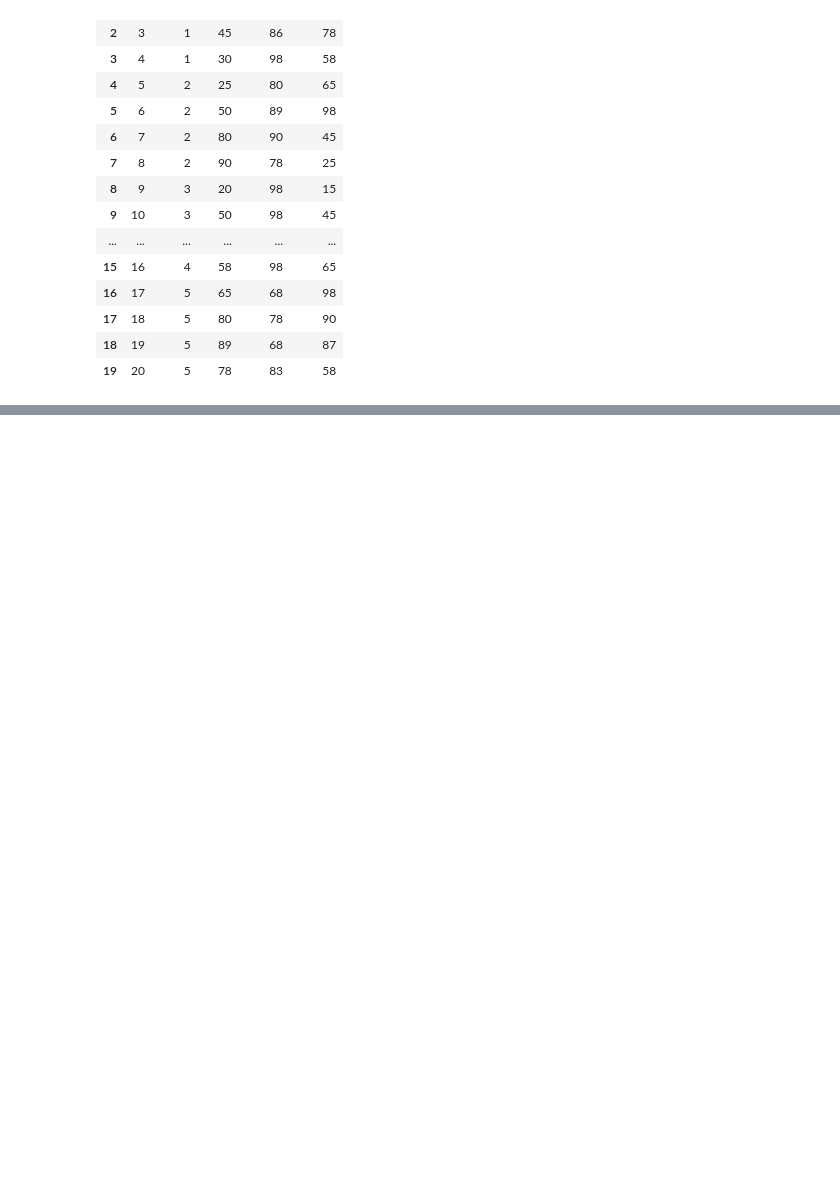
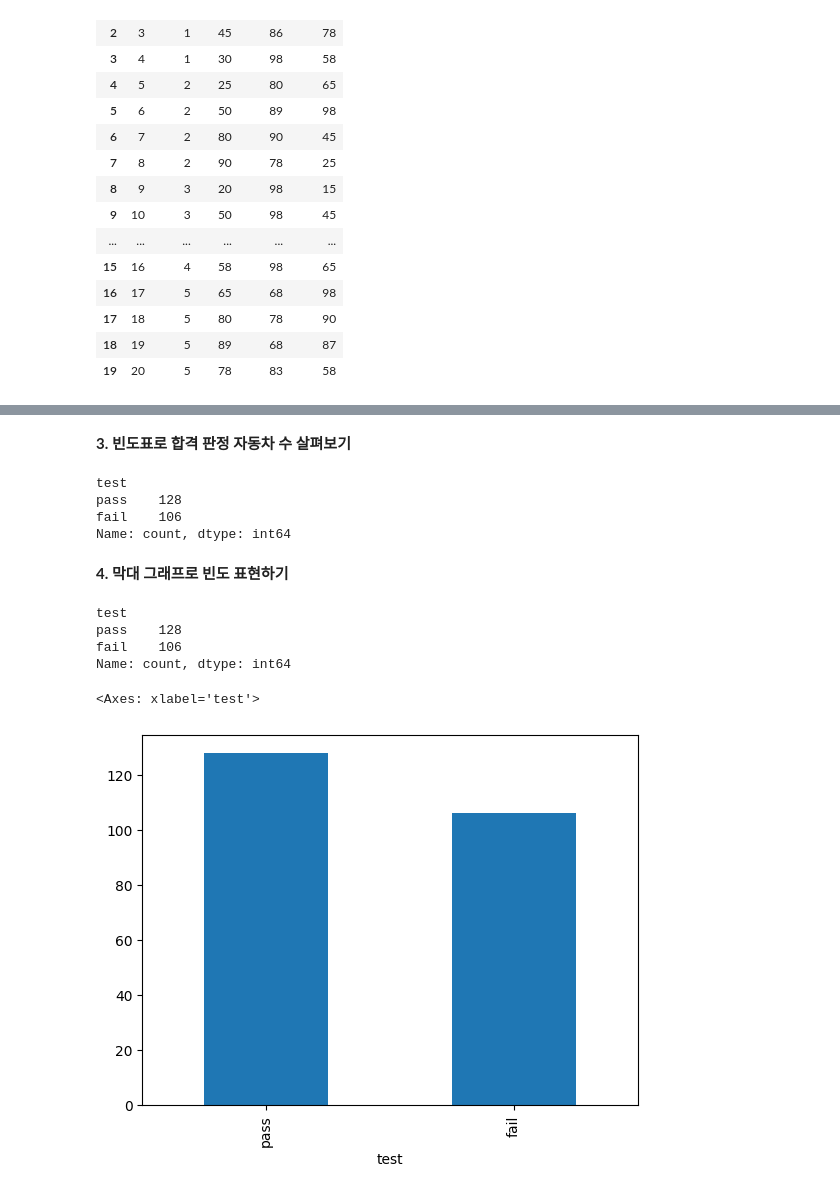
Before and after one commit to htkim1097/GreenTechCourse, a Jupyter notebook: 02_DataAnalysis/D021_250617/ex250617.ipynb, the cells around one changed output, grey strips where cells are left out. Cells and saved outputs as stored; diff of their text form; code cells hidden in the pictures; blank space fills up the shorter version.

```diff
--- a/02_DataAnalysis/D021_250617/ex250617.ipynb
+++ b/02_DataAnalysis/D021_250617/ex250617.ipynb
@@ -211,0 +535,4 @@ df_csv_exam.to_csv('my_csv.csv')
+# %%
+# 20 이상이면 pass, 그렇지 않으면 fail
+mpg['test'] = np.where(mpg['total'] >= 20, 'pass', 'fail')
+mpg.head()
@@ -211,0 +546,27 @@ df_csv_exam.to_csv('my_csv.csv')
+# %% [markdown]
+**3. 빈도표로 합격 판정 자동차 수 살펴보기**
+# %%
+# 연비 합격 빈도표 만들기
+mpg['test'].value_counts()
+# %% [output]
+test
+pass    128
+fail    106
+Name: count, dtype: int64
+# %% [markdown]
+**4. 막대 그래프로 빈도 표현하기**
+# %%
+# 연비 합격 빈도표를 변수에 할당
+count_test = mpg['test'].value_counts()
+count_test
+# %% [output]
+test
+pass    128
+fail    106
+Name: count, dtype: int64
+# %%
+# 연비 합격 빈도 막대 그래프 만들기
+count_test.plot.bar()
+# %% [output]
+<Axes: xlabel='test'>
+[figure, added]
```
Also changed, not shown: parts of 149 cells of this notebook, 10 other files.
